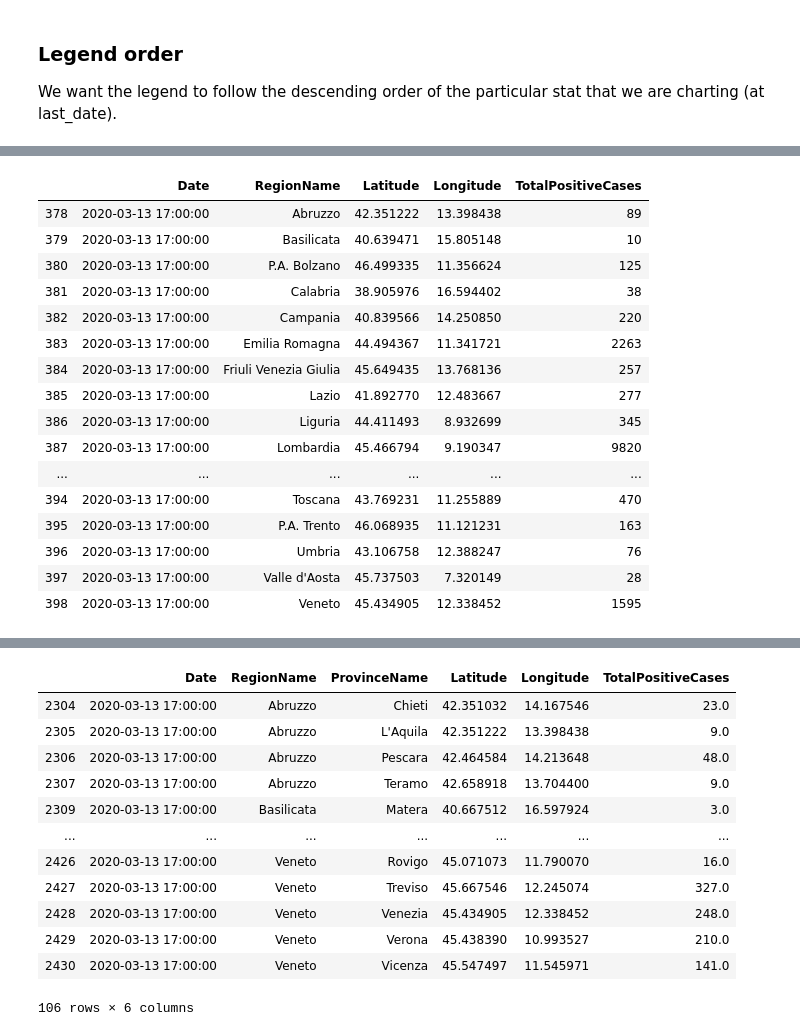
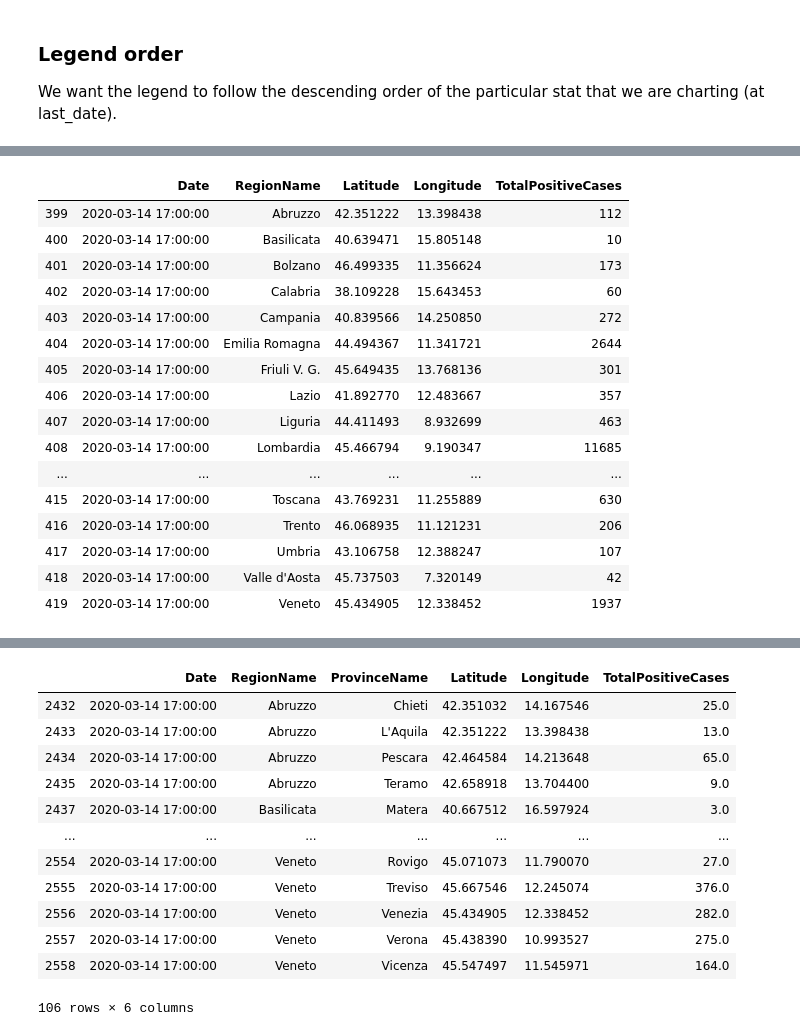
Before and after one commit to m322/portfolio, a Jupyter notebook: covid-19/italy.ipynb, the cells around one changed output, grey strips where cells are left out. Saved outputs shown, nothing was run; the diff lists cells and outputs as text; code cells hidden in the pictures.

```diff
--- a/covid-19/italy.ipynb
+++ b/covid-19/italy.ipynb
@@ -17,7 +17,8 @@ if not os.path.exists(OUTPUT_CHARTS_DIR):
 # %%
 italy_region_data_cols = ['data', 'denominazione_regione', 'totale_ospedalizzati', 'totale_casi', 'deceduti', 'tamponi']
 
-italy_region = pd.read_csv(f"{DATA_FILES_DIR}dpc-covid19-ita-regioni.csv", usecols=italy_region_data_cols)
+italy_region = pd.read_csv("https://raw.githubusercontent.com/pcm-dpc/COVID-19/master/dati-regioni/dpc-covid19-ita-regioni.csv",
+                           usecols=italy_region_data_cols)
 italy_region = italy_region.rename(columns={'data': 'Date', 'denominazione_regione': 'RegionName',
                                             'totale_ospedalizzati': 'TotalHospitalizedPatients',
                                             'totale_casi': 'TotalPositiveCases', 'deceduti': 'Deaths',
@@ -111,32 +112,33 @@ for stat in ['TotalPositiveCases', 'TotalHospitalizedPatients', 'Deaths', 'Tests
 # %%
 italy_region_cluster_cols = ['data', 'denominazione_regione', 'totale_casi', 'lat', 'long']
 
-italy_region_cluster = pd.read_csv(f"{DATA_FILES_DIR}dpc-covid19-ita-regioni.csv", usecols=italy_region_cluster_cols)
+italy_region_cluster = pd.read_csv("https://raw.githubusercontent.com/pcm-dpc/COVID-19/master/dati-regioni/dpc-covid19-ita-regioni.csv",
+                                   usecols=italy_region_cluster_cols)
 italy_region_cluster = italy_region_cluster.rename(columns={'data': 'Date', 'denominazione_regione': 'RegionName',
                                             'totale_casi': 'TotalPositiveCases',
                                             'lat': 'Latitude',
                                             'long': 'Longitude'})
 italy_region_cluster['Date'] = pd.to_datetime(italy_region_cluster['Date'])
 italy_region_cluster = italy_region_cluster[italy_region_cluster['Date']==last_date]
 italy_region_cluster
 # %% [output]
 |  | Date | RegionName | Latitude | Longitude | TotalPositiveCases |
-| 378 | 2020-03-13 17:00:00 | Abruzzo | 42.351222 | 13.398438 | 89 |
-| 379 | 2020-03-13 17:00:00 | Basilicata | 40.639471 | 15.805148 | 10 |
-| 380 | 2020-03-13 17:00:00 | P.A. Bolzano | 46.499335 | 11.356624 | 125 |
-| 381 | 2020-03-13 17:00:00 | Calabria | 38.905976 | 16.594402 | 38 |
-| 382 | 2020-03-13 17:00:00 | Campania | 40.839566 | 14.250850 | 220 |
-| 383 | 2020-03-13 17:00:00 | Emilia Romagna | 44.494367 | 11.341721 | 2263 |
-| 384 | 2020-03-13 17:00:00 | Friuli Venezia Giulia | 45.649435 | 13.768136 | 257 |
-| 385 | 2020-03-13 17:00:00 | Lazio | 41.892770 | 12.483667 | 277 |
-| 386 | 2020-03-13 17:00:00 | Liguria | 44.411493 | 8.932699 | 345 |
-| 387 | 2020-03-13 17:00:00 | Lombardia | 45.466794 | 9.190347 | 9820 |
+| 399 | 2020-03-14 17:00:00 | Abruzzo | 42.351222 | 13.398438 | 112 |
+| 400 | 2020-03-14 17:00:00 | Basilicata | 40.639471 | 15.805148 | 10 |
+| 401 | 2020-03-14 17:00:00 | Bolzano | 46.499335 | 11.356624 | 173 |
+| 402 | 2020-03-14 17:00:00 | Calabria | 38.109228 | 15.643453 | 60 |
+| 403 | 2020-03-14 17:00:00 | Campania | 40.839566 | 14.250850 | 272 |
+| 404 | 2020-03-14 17:00:00 | Emilia Romagna | 44.494367 | 11.341721 | 2644 |
+| 405 | 2020-03-14 17:00:00 | Friuli V. G. | 45.649435 | 13.768136 | 301 |
+| 406 | 2020-03-14 17:00:00 | Lazio | 41.892770 | 12.483667 | 357 |
+| 407 | 2020-03-14 17:00:00 | Liguria | 44.411493 | 8.932699 | 463 |
+| 408 | 2020-03-14 17:00:00 | Lombardia | 45.466794 | 9.190347 | 11685 |
 | ... | ... | ... | ... | ... | ... |
-| 394 | 2020-03-13 17:00:00 | Toscana | 43.769231 | 11.255889 | 470 |
-| 395 | 2020-03-13 17:00:00 | P.A. Trento | 46.068935 | 11.121231 | 163 |
-| 396 | 2020-03-13 17:00:00 | Umbria | 43.106758 | 12.388247 | 76 |
-| 397 | 2020-03-13 17:00:00 | Valle d'Aosta | 45.737503 | 7.320149 | 28 |
-| 398 | 2020-03-13 17:00:00 | Veneto | 45.434905 | 12.338452 | 1595 |
+| 415 | 2020-03-14 17:00:00 | Toscana | 43.769231 | 11.255889 | 630 |
+| 416 | 2020-03-14 17:00:00 | Trento | 46.068935 | 11.121231 | 206 |
+| 417 | 2020-03-14 17:00:00 | Umbria | 43.106758 | 12.388247 | 107 |
+| 418 | 2020-03-14 17:00:00 | Valle d'Aosta | 45.737503 | 7.320149 | 42 |
+| 419 | 2020-03-14 17:00:00 | Veneto | 45.434905 | 12.338452 | 1937 |
 # %%
 import folium
 # may require pip install folium
@@ -157,7 +159,8 @@ italy_map
 # %%
 italy_province_cluster_cols = ['data', 'denominazione_regione', 'denominazione_provincia', 'totale_casi', 'lat', 'long']
 
-italy_province_cluster = pd.read_csv(f"{DATA_FILES_DIR}dpc-covid19-ita-province.csv", usecols=italy_province_cluster_cols)
+italy_province_cluster = pd.read_csv("https://raw.githubusercontent.com/pcm-dpc/COVID-19/master/dati-province/dpc-covid19-ita-province.csv",
+                                     usecols=italy_province_cluster_cols)
 italy_province_cluster = italy_province_cluster.rename(columns={'data': 'Date', 'denominazione_regione': 'RegionName',
                                             'denominazione_provincia': 'ProvinceName',
                                             'totale_casi': 'TotalPositiveCases',
@@ -170,17 +173,17 @@ italy_province_cluster = italy_province_cluster[(italy_province_cluster['Date']=
 italy_province_cluster
 # %% [output]
 |  | Date | RegionName | ProvinceName | Latitude | Longitude | TotalPositiveCases |
-| 2304 | 2020-03-13 17:00:00 | Abruzzo | Chieti | 42.351032 | 14.167546 | 23.0 |
-| 2305 | 2020-03-13 17:00:00 | Abruzzo | L'Aquila | 42.351222 | 13.398438 | 9.0 |
-| 2306 | 2020-03-13 17:00:00 | Abruzzo | Pescara | 42.464584 | 14.213648 | 48.0 |
-| 2307 | 2020-03-13 17:00:00 | Abruzzo | Teramo | 42.658918 | 13.704400 | 9.0 |
-| 2309 | 2020-03-13 17:00:00 | Basilicata | Matera | 40.667512 | 16.597924 | 3.0 |
+| 2432 | 2020-03-14 17:00:00 | Abruzzo | Chieti | 42.351032 | 14.167546 | 25.0 |
+| 2433 | 2020-03-14 17:00:00 | Abruzzo | L'Aquila | 42.351222 | 13.398438 | 13.0 |
+| 2434 | 2020-03-14 17:00:00 | Abruzzo | Pescara | 42.464584 | 14.213648 | 65.0 |
+| 2435 | 2020-03-14 17:00:00 | Abruzzo | Teramo | 42.658918 | 13.704400 | 9.0 |
+| 2437 | 2020-03-14 17:00:00 | Basilicata | Matera | 40.667512 | 16.597924 | 3.0 |
 | ... | ... | ... | ... | ... | ... | ... |
-| 2426 | 2020-03-13 17:00:00 | Veneto | Rovigo | 45.071073 | 11.790070 | 16.0 |
-| 2427 | 2020-03-13 17:00:00 | Veneto | Treviso | 45.667546 | 12.245074 | 327.0 |
-| 2428 | 2020-03-13 17:00:00 | Veneto | Venezia | 45.434905 | 12.338452 | 248.0 |
-| 2429 | 2020-03-13 17:00:00 | Veneto | Verona | 45.438390 | 10.993527 | 210.0 |
-| 2430 | 2020-03-13 17:00:00 | Veneto | Vicenza | 45.547497 | 11.545971 | 141.0 |
+| 2554 | 2020-03-14 17:00:00 | Veneto | Rovigo | 45.071073 | 11.790070 | 27.0 |
+| 2555 | 2020-03-14 17:00:00 | Veneto | Treviso | 45.667546 | 12.245074 | 376.0 |
+| 2556 | 2020-03-14 17:00:00 | Veneto | Venezia | 45.434905 | 12.338452 | 282.0 |
+| 2557 | 2020-03-14 17:00:00 | Veneto | Verona | 45.438390 | 10.993527 | 275.0 |
+| 2558 | 2020-03-14 17:00:00 | Veneto | Vicenza | 45.547497 | 11.545971 | 164.0 |
 106 rows × 6 columns
 # %%
 italy_map = folium.Map(location=[42.8719, 12.5674], zoom_start=5, tiles='Stamen Toner')
```
Also changed, not shown: parts of 6 cells of this notebook.
